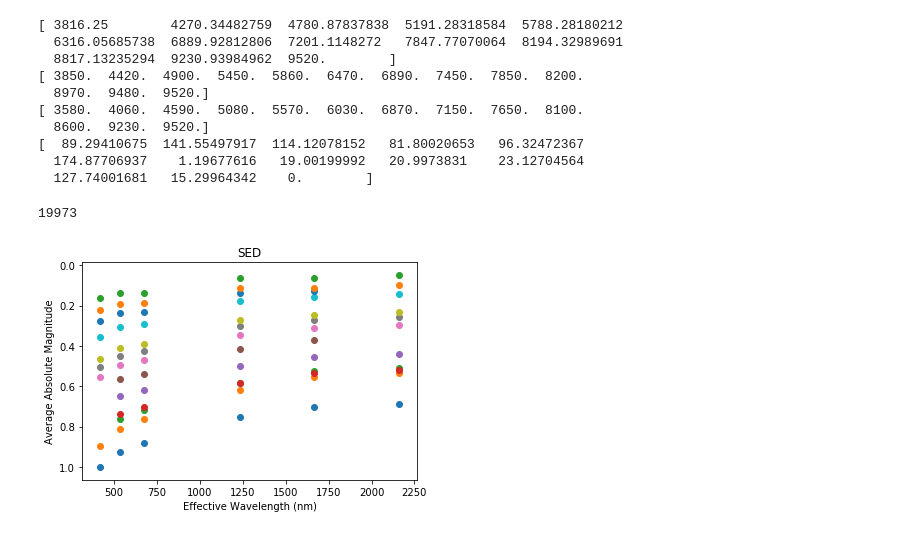
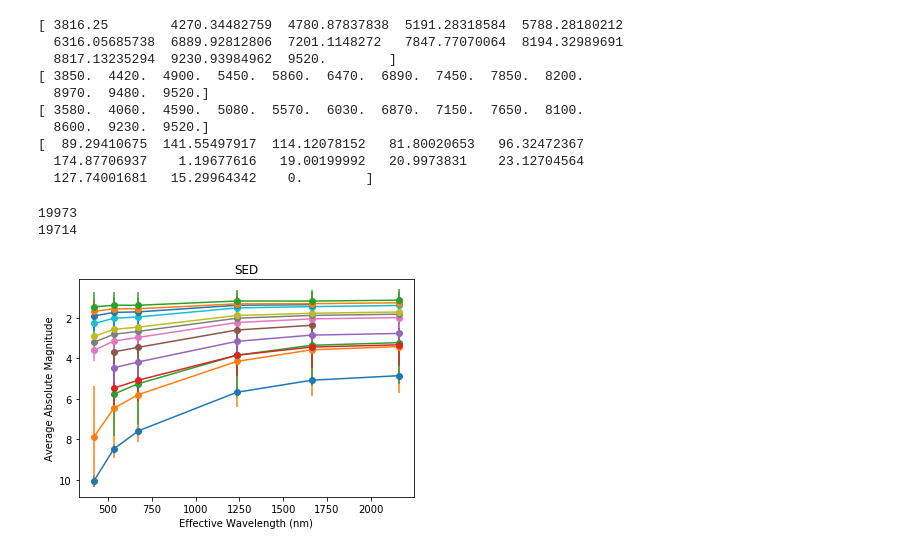
Before and after one commit to leemundy/GAIA, a Jupyter notebook: Work-Areas/rpopescu/notebook/Make_SEDs.ipynb, the cells around one changed output. Saved outputs shown, nothing was run; the diff lists cells and outputs as text; code cells hidden in the pictures.

```diff
--- a/Work-Areas/rpopescu/notebook/Make_SEDs.ipynb
+++ b/Work-Areas/rpopescu/notebook/Make_SEDs.ipynb
@@ -287,38 +287,53 @@ print(t_stdev)
   174.87706937    1.19677616   19.00199992   20.9973831    23.12704564
   127.74001681   15.29964342    0.        ]
 # %%
+#number of main sequence stars
 Vstars = 0
 for i in range(len(temp_cat)):
     if (SpTypeN[i] > 4.9 and SpTypeN[i] < 5.05):
         Vstars = Vstars +1
 print(Vstars)
+
+#number of stars assigned a temperature category (less than number of main sequence stars)
+Tstars = 0
+for i in range(len(temp_cat)):
+    if (temp_cat[i] != 0):
+        Tstars = Tstars +1
+print(Tstars)
 # %% [output]
 19973
+19714
 # %%
 #Absolute Magnitude SED
-wvl = [532, 420, 673, 1235, 1662, 2159]
+wvl = [420, 532, 673, 1235, 1662, 2159]
 for t in temps:
     V_array = []
     B_array = []
     G_array = []
     J_array = []
     H_array = []
     K_array = []
     for i in range(len(temp_cat)):
         if (temp_cat[i] == t):
             V_array = np.append(V_array,Vmags[i])
             B_array = np.append(B_array,Bmags[i])
             G_array = np.append(G_array,Gmags[i])
             J_array = np.append(J_array,Jmags[i])
             H_array = np.append(H_array,Hmags[i])
             K_array = np.append(K_array,Kmags[i])
-    mag_array = [math.log10(np.mean(V_array)), math.log10(np.mean(B_array)), math.log10(np.mean(G_array)), \
-                 math.log10(np.mean(J_array)), math.log10(np.mean(H_array)), math.log10(np.mean(K_array))]
-    plt.plot(wvl, values, '-o')
+    mag_array = [np.mean(B_array), np.mean(V_array), np.mean(G_array), \
+                 np.mean(J_array), np.mean(H_array), np.mean(K_array)]
+    std_array = [np.std(B_array), np.std(V_array), np.std(G_array), \
+                 np.std(J_array), np.std(H_array), np.std(K_array)]
+    #mag_array2 = [math.log10(np.mean(B_array)), math.log10(np.mean(V_array)), math.log10(np.mean(G_array)), \
+    #             math.log10(np.mean(J_array)), math.log10(np.mean(H_array)), math.log10(np.mean(K_array))]
+    #std_array2 = [math.log10(np.std(B_array)), math.log10(np.std(V_array)), math.log10(np.std(G_array)), \
+    #             math.log10(np.std(J_array)), math.log10(np.std(H_array)), math.log10(np.std(K_array))]
+    plt.errorbar(wvl, mag_array, yerr = std_array, linestyle = '-', marker = 'o')
     plt.gca().invert_yaxis()
     plt.xlabel('Effective Wavelength (nm)')
     plt.ylabel('Average Absolute Magnitude')
     plt.title('SED')
 # %% [output]
-[figure, old version]
+[figure, new version]
 # %%
```
Also changed, not shown: parts of 6 cells of this notebook.
